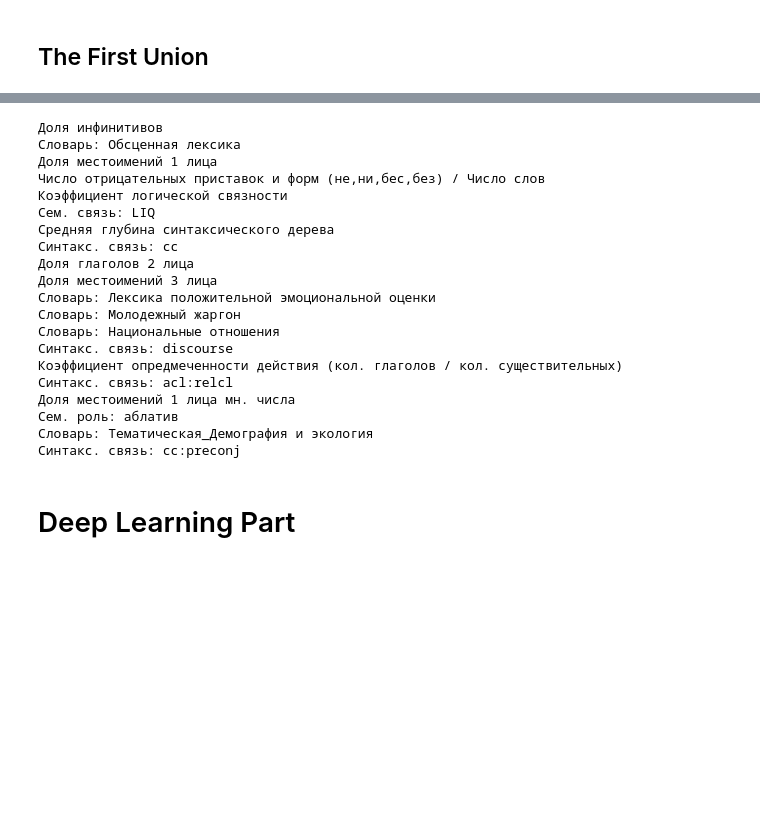
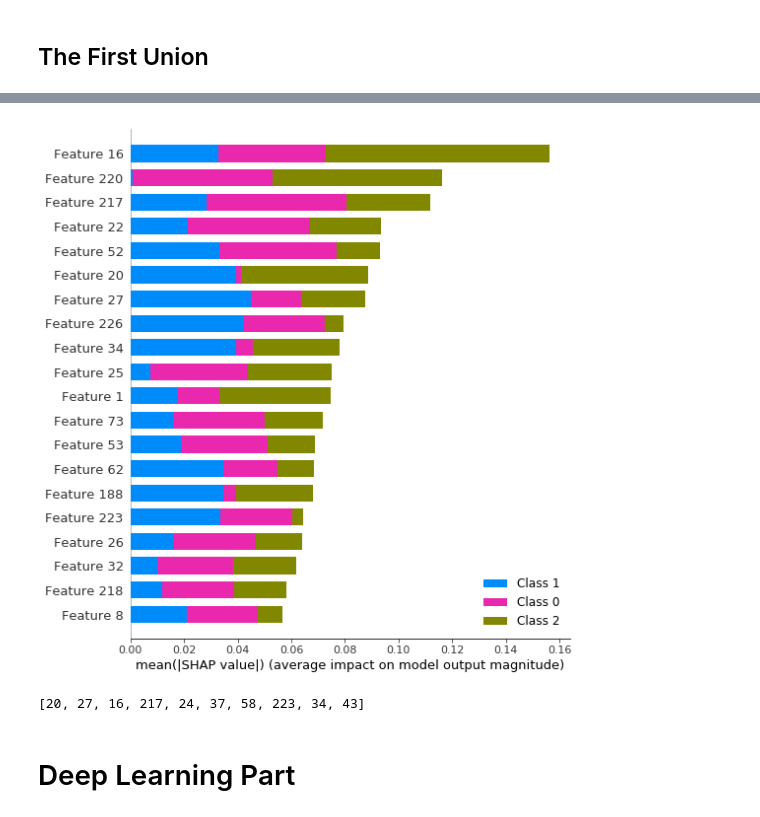
Before and after one commit to ASEDOS999/Frustration, a Jupyter notebook: FrustReact/FeatSelect.ipynb, the cells around one changed output, grey strips where cells are left out. Drawn from its saved outputs; the diff is of its cells as text; code cells hidden in the pictures; blank space fills up the shorter version.

```diff
--- a/FrustReact/FeatSelect.ipynb
+++ b/FrustReact/FeatSelect.ipynb
@@ -71,4 +85,4 @@ print("Число символов", X[:, 3].mean())
 # %%
 # X = scale(X)
 # X_bin = np.where(X <= 0, 0, 1)
-X.shape
+X = X / X[:,2].mean()
@@ -150,7 +166,7 @@ precision 0.39646464646464646
 # %%
 import shap
 explainer = shap.KernelExplainer(model.predict_proba, X_train, link="logit")
-shap_values = explainer.shap_values(X_test)
+shap_values = explainer.shap_values(X_train)
 # %% [output]
 Using 200 background data samples could cause slower run times. Consider using shap.kmeans(data, K) to summarize the background as K weighted samples.
 [interactive output not drawn]
@@ -165,3 +176,0 @@ shap.force_plot(explainer.expected_value[0], np.array(shap_values[1]))
-# %%
-shap_values = explainer.shap_values(X_test)
-shap.summary_plot(shap_values[1], X_test)
@@ -171,28 +177,13 @@ KeyboardInterrupt:
+# %%
+shap.summary_plot(shap_values, X_train)
+# %% [output]
+[figure, added]
 # %%
 keys = [20, 39, 27, 17, 33, 188, 16, 217, 24, 29, 37, 58, 50, 223, 34, 209, 30, 79, 43, 218]
-for i in keys:
-    print(col[i])
+keys1 = [27, 226, 34, 20, 62, 188, 223, 52, 16, 225, 217, 28, 37, 58, 212, 24, 216, 207, 33, 124]
+[i for i in keys if i in keys2]
 # %% [output]
-Доля инфинитивов
-Словарь: Обсценная лексика
-Доля местоимений 1 лица
-Число отрицательных приставок и форм (не,ни,бес,без) / Число слов
-Коэффициент логической связности
-Сем. связь: LIQ
-Средняя глубина синтаксического дерева
-Синтакс. связь: cc
-Доля глаголов 2 лица
-Доля местоимений 3 лица
-Словарь: Лексика положительной эмоциональной оценки
-Словарь: Молодежный жаргон
-Словарь: Национальные отношения
-Синтакс. связь: discourse
-Коэффициент опредмеченности действия (кол. глаголов / кол. существительных)
-Синтакс. связь: acl:relcl
-Доля местоимений 1 лица мн. числа
-Сем. роль: аблатив
-Словарь: Тематическая_Демография и экология
-Синтакс. связь: cc:preconj
+[20, 27, 16, 217, 24, 37, 58, 223, 34, 43]
 # %% [markdown]
 # Deep Learning Part
 # %%
```
Also changed, not shown: parts of 10 cells of this notebook.
